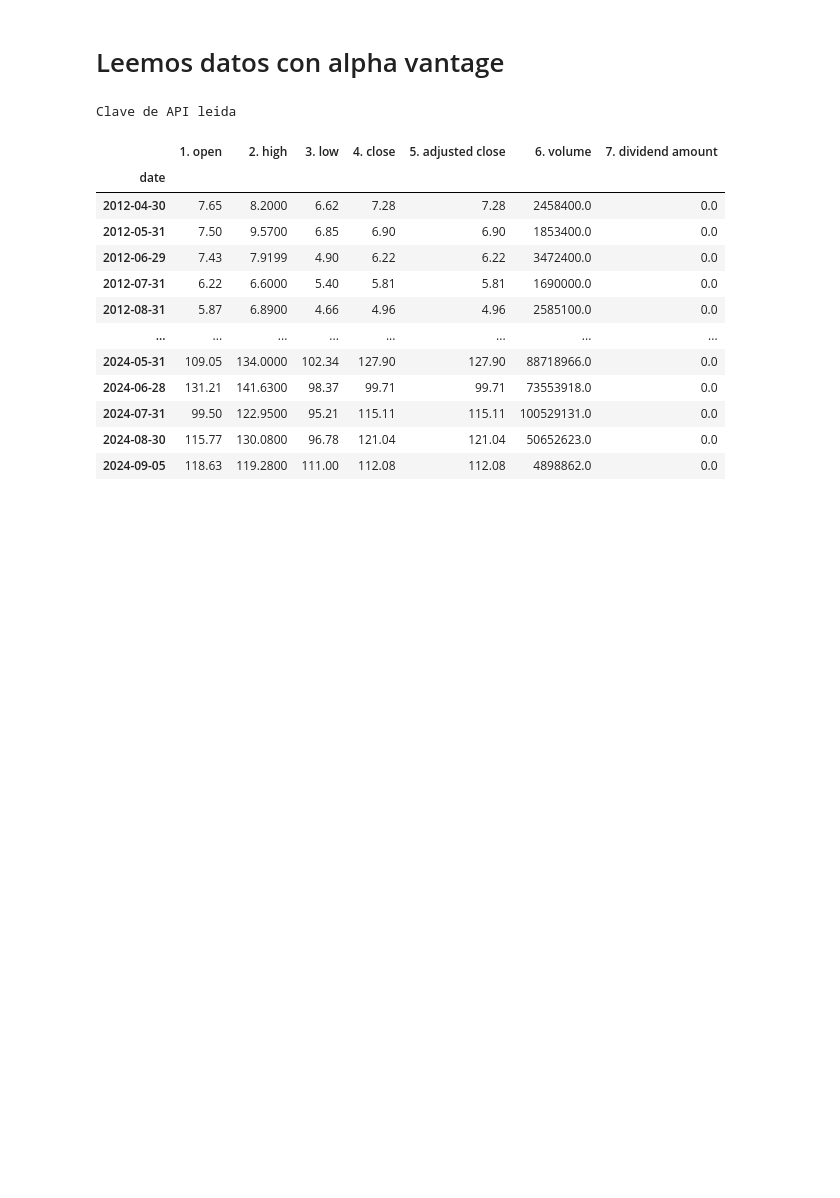
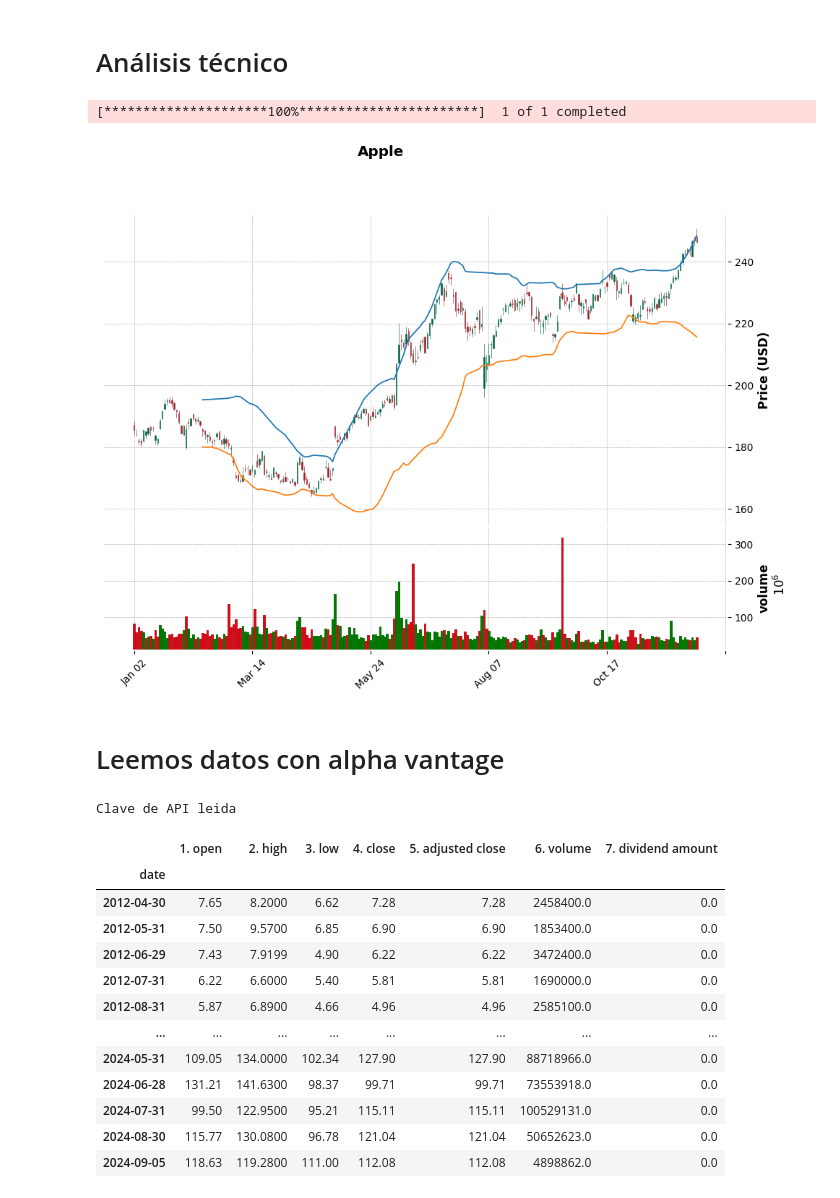
Before and after one commit to nestorap/sotck_app, a Jupyter notebook: notebooks/pruebas.ipynb, the cells around one changed output. Drawn from its saved outputs; the diff is of its cells as text; code cells hidden in the pictures; blank space fills up the shorter version.

```diff
--- a/notebooks/pruebas.ipynb
+++ b/notebooks/pruebas.ipynb
@@ -19,3 +24,47 @@ import plotly.express as px
+# %% [markdown]
+# Análisis técnico
+# %%
+# Descargamos los datos de apple mismo
+start_date = "2024-01-01"
+end_date = "2024-12-12"
+
+df = yf.download("AAPL", start=start_date, end=end_date)
+# %% [output]
+[*********************100%***********************]  1 of 1 completed
+# %%
+rename_columns = {'Open' : 'open',
+                  'High':  'high',
+                  'Low' : 'low',
+                  'Close' : 'close',
+                  'Adj Close' : 'adj close',
+                  'Volume' : 'volume'}
+df.rename(columns=rename_columns, inplace=True)
+df.columns = df.columns.droplevel('Ticker')
+# %%
+# Aseguramos que el índice sea datetime
+df.index = pd.DatetimeIndex(df.index)
+# %%
+# Bandas de bolinger
+bbands = TA.BBANDS(df, 30)
+
+
+bands_plot = pd.concat([bbands.BB_UPPER, bbands.BB_LOWER], axis=1)
+
+apd = mpf.make_addplot(bands_plot)
+
+mpf.plot(
+    df,
+    type='candle',
+    style='charles',
+    title='Apple',
+    ylabel='Price (USD)',
+    ylabel_lower='volume',
+    volume=True,
+    figscale=1.5,
+    addplot=apd
+)
+# %% [output]
+[figure, added]
 # %% [markdown]
 # Leemos datos con alpha vantage
 # %%
```
Also changed, not shown: parts of 1 cell of this notebook, 2 other files.
